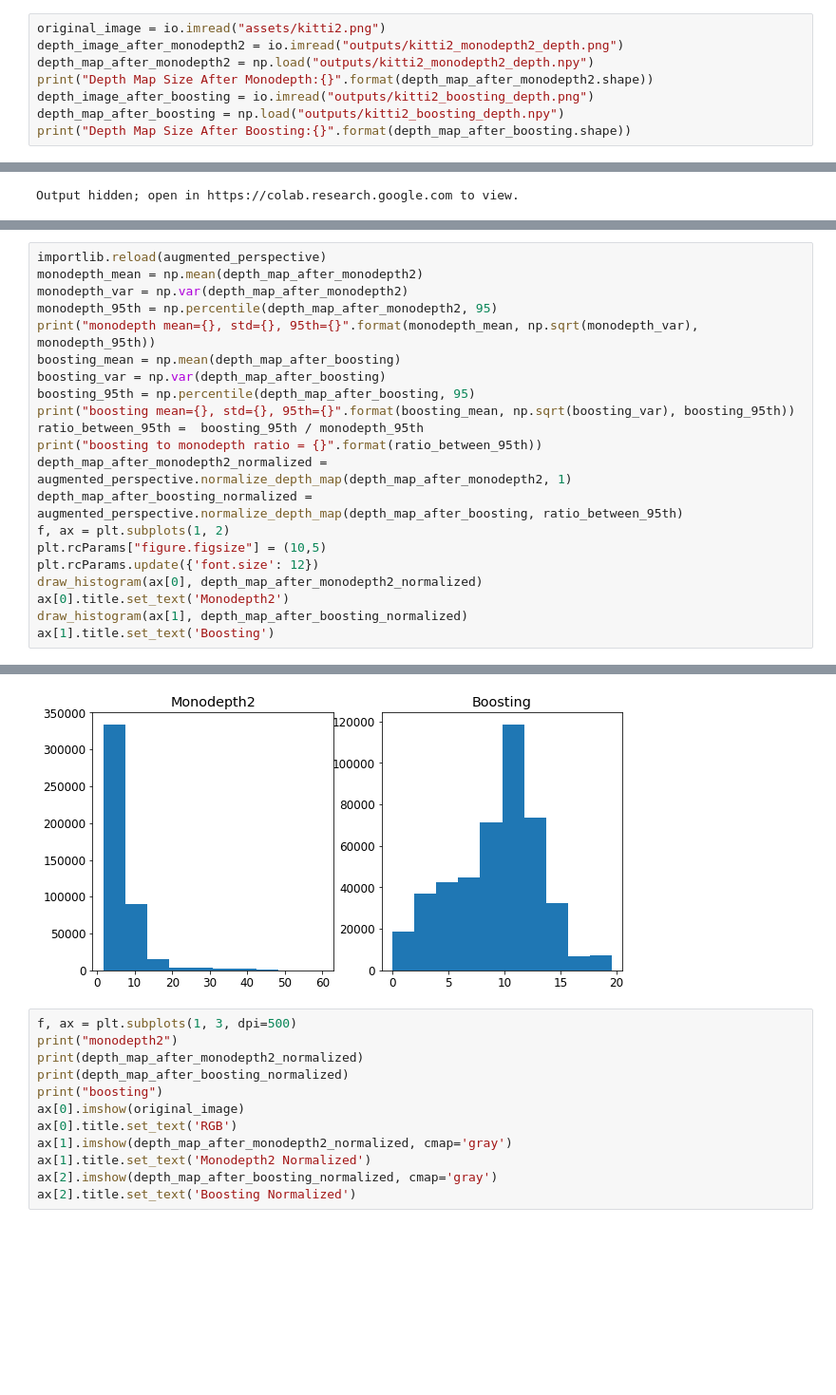
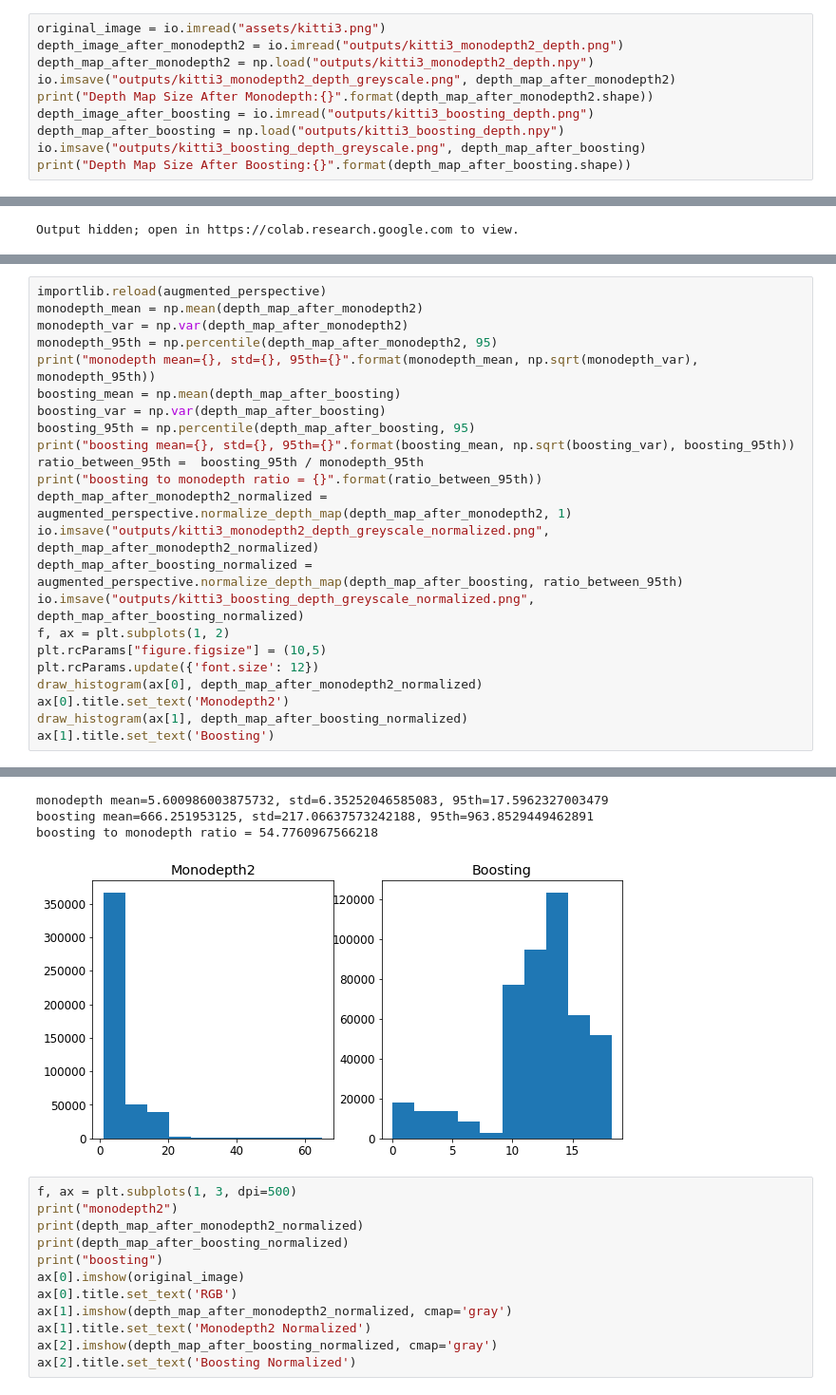
Before and after one commit to hsysuper/augmented-perspective, a Jupyter notebook: AugmentedPerspective.ipynb, the cells around one changed output, grey strips where cells are left out. Shown at 95% size. Saved outputs shown, nothing was run; the diff lists cells and outputs as text; blank space fills up the shorter version.

```diff
--- a/AugmentedPerspective.ipynb
+++ b/AugmentedPerspective.ipynb
@@ -111,9 +112,11 @@ Depth Map Size After Boosting:(370, 1224)
 # %%
-original_image = io.imread("assets/kitti2.png")
-depth_image_after_monodepth2 = io.imread("outputs/kitti2_monodepth2_depth.png")
-depth_map_after_monodepth2 = np.load("outputs/kitti2_monodepth2_depth.npy")
+original_image = io.imread("assets/kitti3.png")
+depth_image_after_monodepth2 = io.imread("outputs/kitti3_monodepth2_depth.png")
+depth_map_after_monodepth2 = np.load("outputs/kitti3_monodepth2_depth.npy")
+io.imsave("outputs/kitti3_monodepth2_depth_greyscale.png", depth_map_after_monodepth2)
 print("Depth Map Size After Monodepth:{}".format(depth_map_after_monodepth2.shape))
-depth_image_after_boosting = io.imread("outputs/kitti2_boosting_depth.png")
-depth_map_after_boosting = np.load("outputs/kitti2_boosting_depth.npy")
+depth_image_after_boosting = io.imread("outputs/kitti3_boosting_depth.png")
+depth_map_after_boosting = np.load("outputs/kitti3_boosting_depth.npy")
+io.imsave("outputs/kitti3_boosting_depth_greyscale.png", depth_map_after_boosting)
 print("Depth Map Size After Boosting:{}".format(depth_map_after_boosting.shape))
 # %% [output]
@@ -209,7 +214,9 @@ print("boosting mean={}, std={}, 95th={}".format(boosting_mean, np.sqrt(boosting
 ratio_between_95th =  boosting_95th / monodepth_95th
 print("boosting to monodepth ratio = {}".format(ratio_between_95th))
 depth_map_after_monodepth2_normalized = augmented_perspective.normalize_depth_map(depth_map_after_monodepth2, 1)
+io.imsave("outputs/kitti3_monodepth2_depth_greyscale_normalized.png", depth_map_after_monodepth2_normalized)
 depth_map_after_boosting_normalized = augmented_perspective.normalize_depth_map(depth_map_after_boosting, ratio_between_95th)
+io.imsave("outputs/kitti3_boosting_depth_greyscale_normalized.png", depth_map_after_boosting_normalized)
 f, ax = plt.subplots(1, 2)
 plt.rcParams["figure.figsize"] = (10,5)
 plt.rcParams.update({'font.size': 12})
@@ -224,4 +230,7 @@ boosting to monodepth ratio = 51.12574215124259
+monodepth mean=5.600986003875732, std=6.35252046585083, 95th=17.5962327003479
+boosting mean=666.251953125, std=217.06637573242188, 95th=963.8529449462891
+boosting to monodepth ratio = 54.7760967566218
-[figure, old version]
+[figure, new version]
 # %%
 f, ax = plt.subplots(1, 3, dpi=500)
 print("monodepth2")
```
Also changed, not shown: parts of 10 cells of this notebook.
